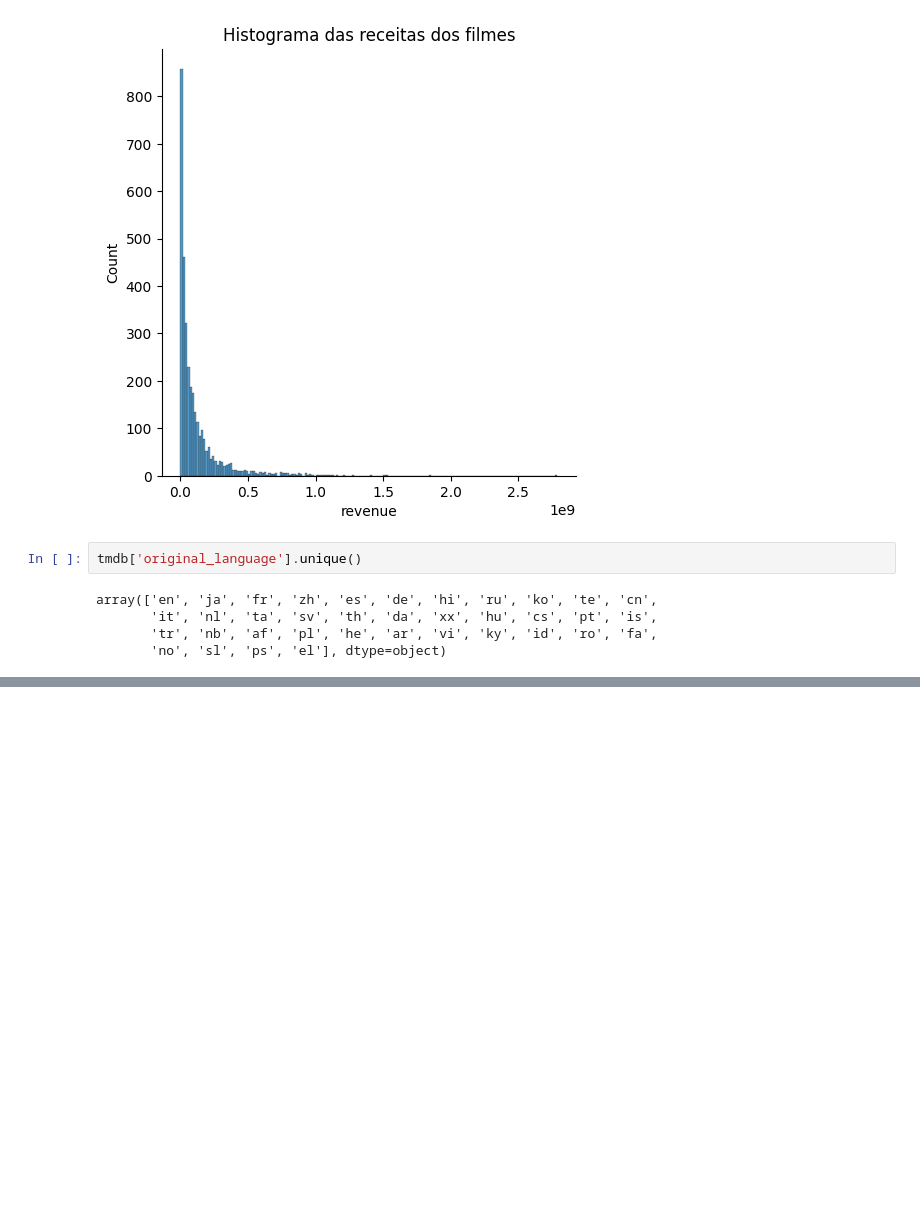
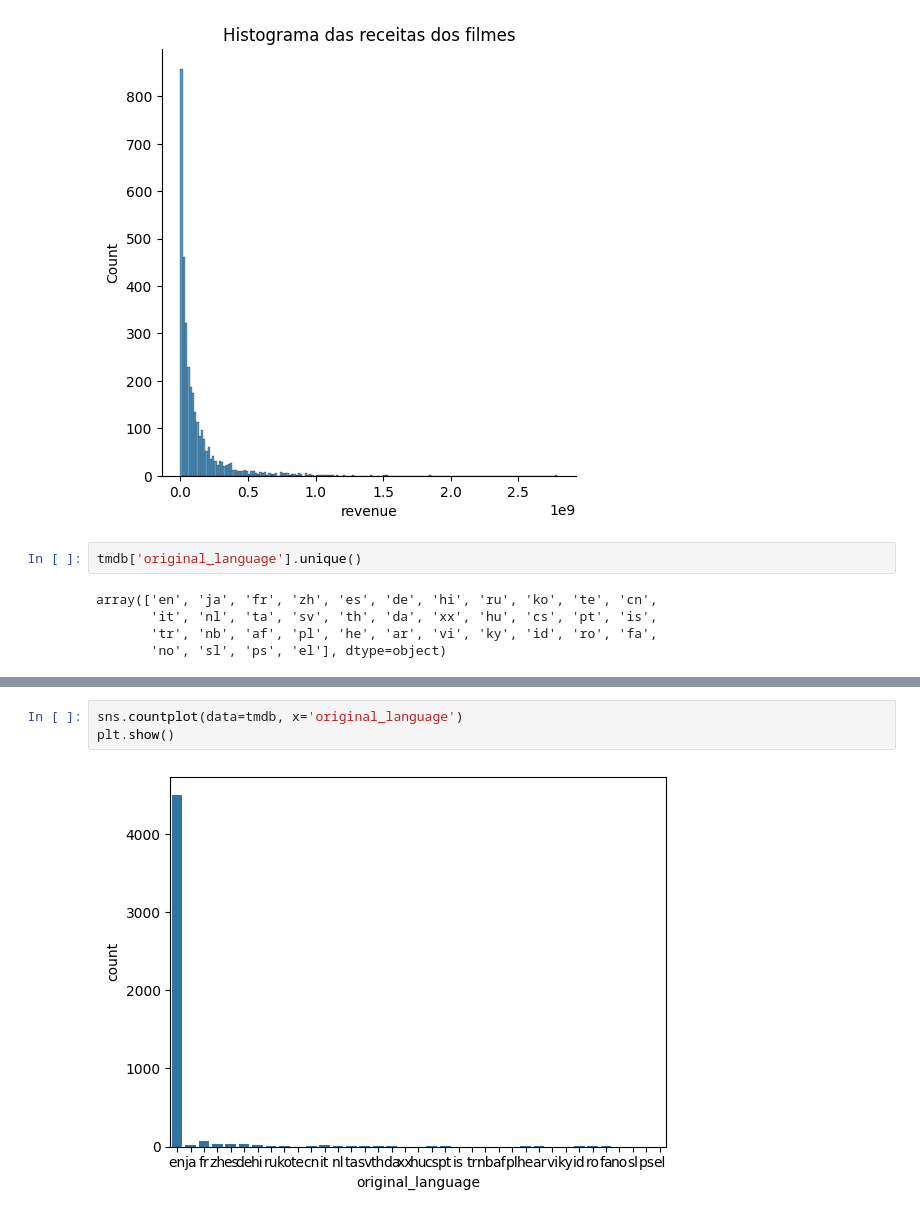
Before and after one commit to rgrAndrade/DataDive, a Jupyter notebook: DataDive.ipynb, the cells around one changed output, grey strips where cells are left out. Saved outputs shown, nothing was run; the diff lists cells and outputs as text; blank space fills up the shorter version.

```diff
--- a/DataDive.ipynb
+++ b/DataDive.ipynb
@@ -259,0 +270,5 @@ dtype: int64
+# %%
+sns.countplot(data=tmdb, x='original_language')
+plt.show()
+# %% [output]
+[figure, added]
```
Also changed, not shown: parts of 9 cells of this notebook.
